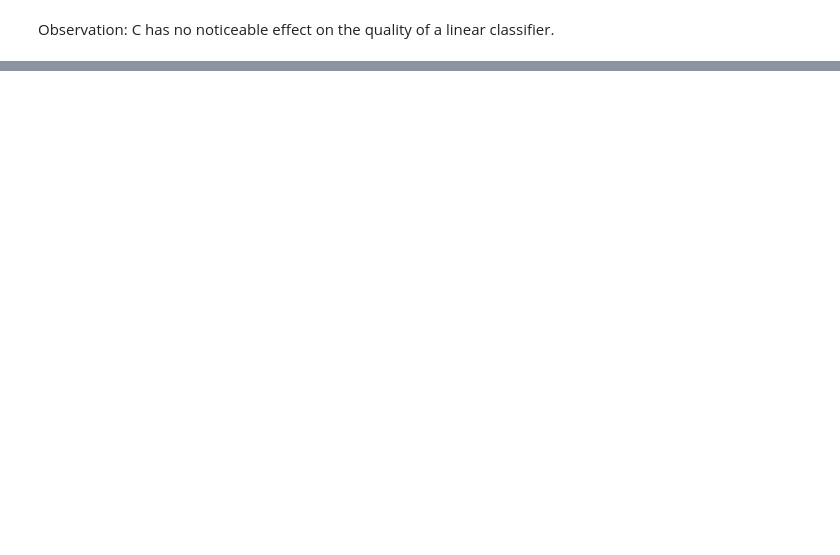
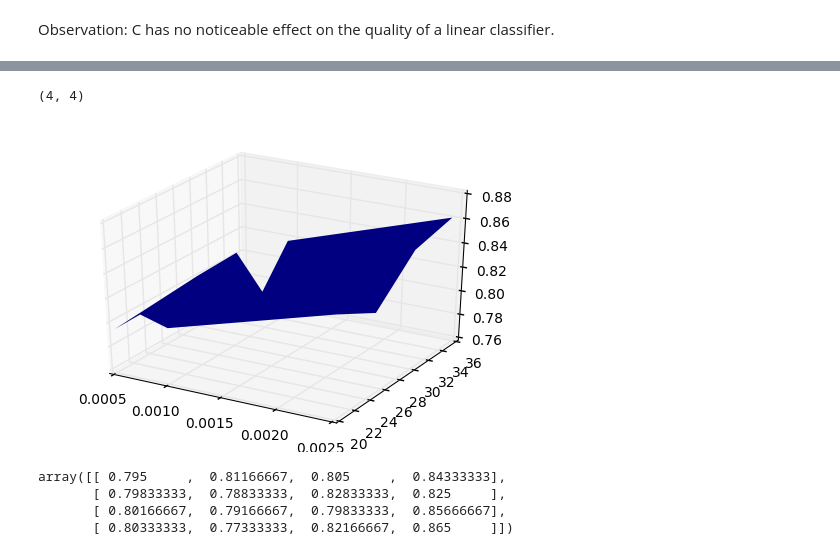
Before and after one commit to LisaBM/ml_project, a Jupyter notebook: Cross_Validation.ipynb, the cells around one changed output, grey strips where cells are left out. Drawn from its saved outputs; the diff is of its cells as text; code cells hidden in the pictures; blank space fills up the shorter version.

```diff
--- a/Cross_Validation.ipynb
+++ b/Cross_Validation.ipynb
@@ -54,0 +78,14 @@ Observation: C has no noticeable effect on the quality of a linear classifier.
+# %%
+%%time
+C_list = [20., 25., 30., 35.]
+sigma_list = [0.0005,0.00075, 0.001, 0.0025]
+no_samples = 200
+scores_list = []
+for i in range(3):
+    scores_list.append([])
+    for C in C_list:
+        templist = []
+        for sigma in sigma_list:
+            templist.append(cross_validation(train_images[:no_samples],label_even[:no_samples], C, gaussian_kernel, sigma=sigma))
+        scores_list[i].append(templist)
+#print(scores_list)
@@ -54,0 +110,24 @@ Observation: C has no noticeable effect on the quality of a linear classifier.
+# %%
+mean_scores = np.mean(scores_list, axis = 0)
+np.shape(mean_scores)
+# %% [output]
+(4, 4)
+# %%
+sigma, C = np.meshgrid(np.array(sigma_list), np.array(C_list))
+Z = np.array(mean_scores)
+Z = np.reshape(Z, np.shape(C))
+figure_ParameterCsigma = plt.figure()
+ax = figure_ParameterCsigma.gca(projection='3d')
+surf = ax.plot_surface(sigma, C, Z,
+                       linewidth=0, antialiased=False)
+#figure_ParameterCsigma.colorbar(surf, shrink = 0.5, aspect=5)
+#plt.xscale('log')
+# %% [output]
+[figure, added]
+# %%
+Z
+# %% [output]
+array([[ 0.795     ,  0.81166667,  0.805     ,  0.84333333],
+       [ 0.79833333,  0.78833333,  0.82833333,  0.825     ],
+       [ 0.80166667,  0.79166667,  0.79833333,  0.85666667],
+       [ 0.80333333,  0.77333333,  0.82166667,  0.865     ]])
```
Also changed, not shown: parts of 7 cells of this notebook, 1 other file.
